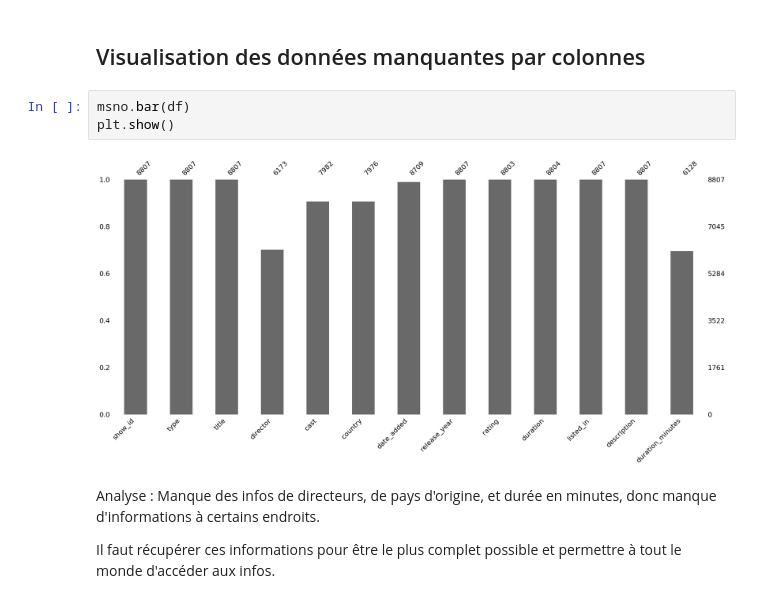
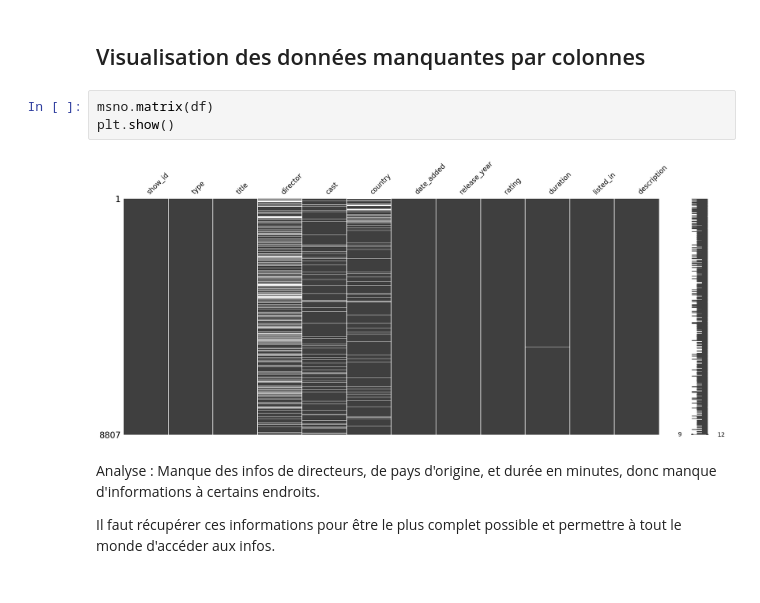
Before and after one commit to axel-achart/netflix-insights, a Jupyter notebook: Netflix_Data_Analysis.ipynb, the cells around one changed output. Drawn from its saved outputs; the diff is of its cells as text.

Commit message:
change bar to matrix in a graphic

```diff
--- a/Netflix_Data_Analysis.ipynb
+++ b/Netflix_Data_Analysis.ipynb
@@ -130,10 +130,10 @@ Analyse :  Il manque beaucoup trop d'informations sur les directeurs des oeuvres
 # %% [markdown]
 ## Visualisation des données manquantes par colonnes
 # %%
-msno.bar(df)
+msno.matrix(df)
 plt.show()
 # %% [output]
-[figure, old version]
+[figure, new version]
 # %% [markdown]
 Analyse : Manque des infos de directeurs, de pays d'origine, et durée en minutes, donc manque d'informations à certains endroits.
 
```
